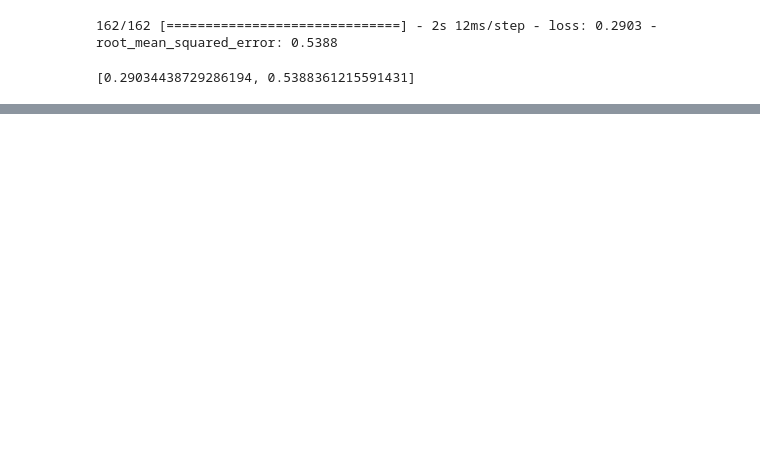
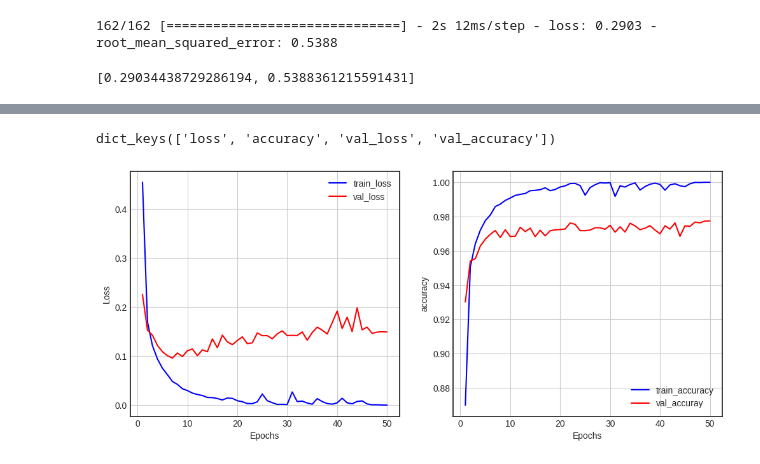
Before and after one commit to lim4373/DL, a Jupyter notebook: keras_mnist.ipynb, the cells around one changed output, grey strips where cells are left out. Cells and saved outputs as stored; diff of their text form; code cells hidden in the pictures; blank space fills up the shorter version.

```diff
--- a/keras_mnist.ipynb
+++ b/keras_mnist.ipynb
@@ -314,0 +423,9 @@ model.evaluate(X_test,y_test)
+# %%
+model = Sequential([Input(shape=(28,28), name='input'),
+                   Flatten(input_shape=[28,28],name='Flatten'),
+                   Dense(100,activation ='relu', name='dense1'),
+                   Dense(64,activation ='relu', name='dense2'),
+                   Dense(32,activation ='relu', name='dense3'),
+                   Dense(10,activation ='softmax', name='output')]) # 0~9 까지의 확률값을 위해
+
+model.summary()
@@ -314,0 +452,7 @@ model.evaluate(X_test,y_test)
+# %%
+model.compile(optimizer='adam', loss='categorical_crossentropy', metrics=['accuracy'])
+# %%
+history = model.fit(x_train,y_train,
+                    epochs=50,
+                    batch_size=128,
+                    validation_data=(x_val,y_val),verbose=1)
@@ -314,0 +482,38 @@ model.evaluate(X_test,y_test)
+# %%
+history.history.keys()
+# %% [output]
+dict_keys(['loss', 'accuracy', 'val_loss', 'val_accuracy'])
+# %%
+history.history.keys()
+history_dict = history.history
+
+loss = history_dict['loss']
+val_loss = history_dict['val_loss']
+
+epochs = range(1,len(loss)+1)
+fig=plt.figure(figsize=(12,5))
+
+ax1 = fig.add_subplot(1,2,1)
+ax1.plot(epochs,loss,color = 'blue',label='train_loss')
+ax1.plot(epochs, val_loss,color='red', label='val_loss')
+ax1.set_xlabel('Epochs')
+ax1.set_ylabel('Loss')
+ax1.grid()
+ax1.legend()
+
+
+accuracy = history_dict['accuracy']
+val_accuracy = history_dict['val_accuracy']
+
+ax2 = fig.add_subplot(1,2,2)
+ax2.plot(epochs,accuracy,color = 'blue',label='train_accuracy')
+ax2.plot(epochs, val_accuracy,color='red', label='val_accuray')
+ax2.set_xlabel('Epochs')
+ax2.set_ylabel('accuracy')
+ax2.grid()
+ax2.legend()
+
+
+plt.show()
+# %% [output]
+[figure, added]
```
Also changed, not shown: parts of 17 cells of this notebook.
